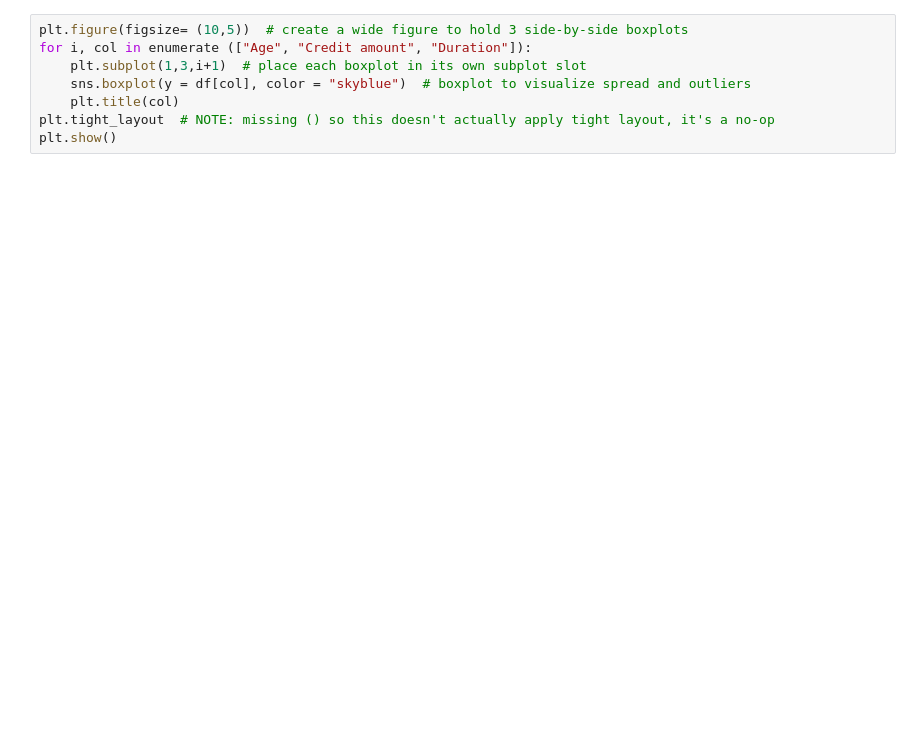
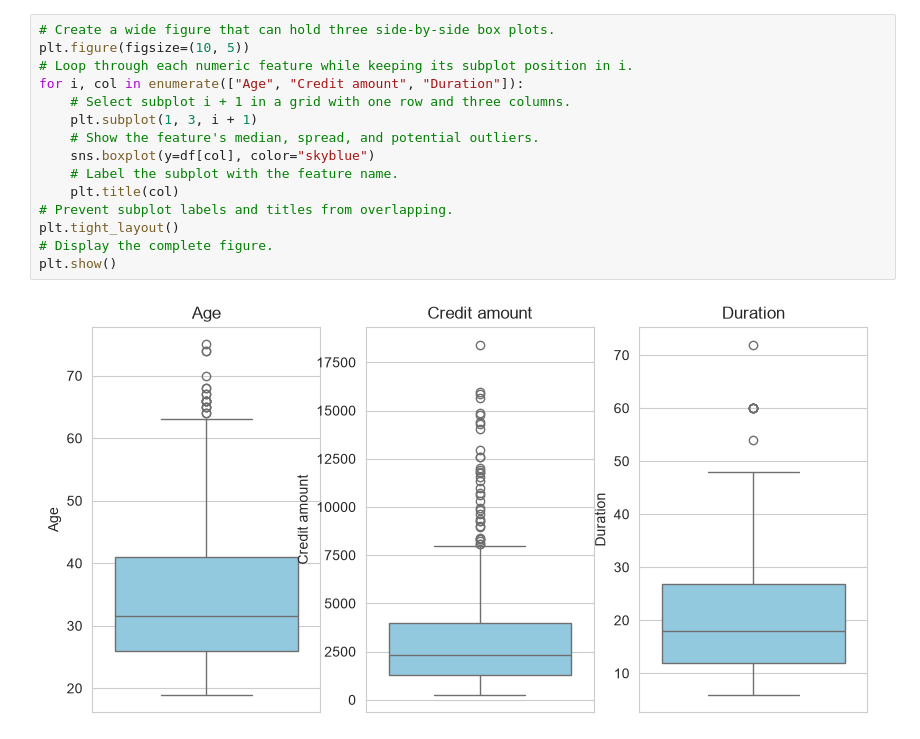
Before and after one commit to dencho356/CreditRiskModeling, a Jupyter notebook: analysis_model.ipynb, the cells around one changed output. Saved outputs shown, nothing was run; the diff lists cells and outputs as text; blank space fills up the shorter version.

```diff
--- a/analysis_model.ipynb
+++ b/analysis_model.ipynb
@@ -61,9 +187,18 @@ plt.show()  # render the figure
 # %%
-plt.figure(figsize= (10,5))  # create a wide figure to hold 3 side-by-side boxplots
-for i, col in enumerate (["Age", "Credit amount", "Duration"]):
-    plt.subplot(1,3,i+1)  # place each boxplot in its own subplot slot
-    sns.boxplot(y = df[col], color = "skyblue")  # boxplot to visualize spread and outliers
+# Create a wide figure that can hold three side-by-side box plots.
+plt.figure(figsize=(10, 5))
+# Loop through each numeric feature while keeping its subplot position in i.
+for i, col in enumerate(["Age", "Credit amount", "Duration"]):
+    # Select subplot i + 1 in a grid with one row and three columns.
+    plt.subplot(1, 3, i + 1)
+    # Show the feature's median, spread, and potential outliers.
+    sns.boxplot(y=df[col], color="skyblue")
+    # Label the subplot with the feature name.
     plt.title(col)
-plt.tight_layout  # NOTE: missing () so this doesn't actually apply tight layout, it's a no-op
+# Prevent subplot labels and titles from overlapping.
+plt.tight_layout()
+# Display the complete figure.
 plt.show()
+# %% [output]
+[figure, added]
 # %%
```
Also changed, not shown: parts of 82 cells of this notebook, 1 other file.
